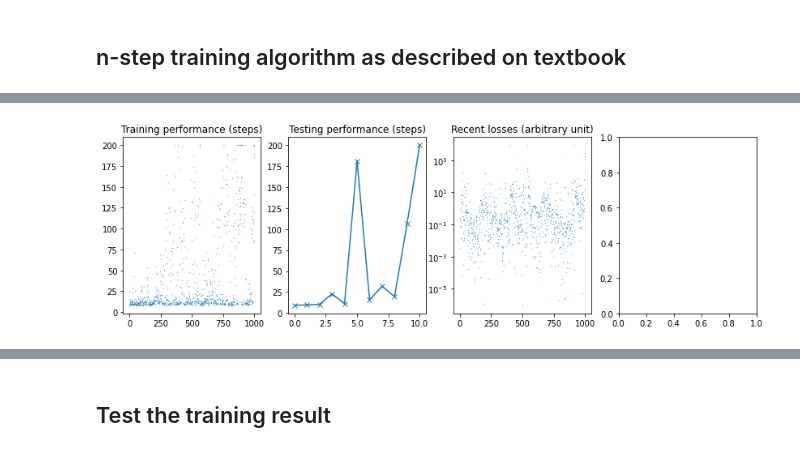
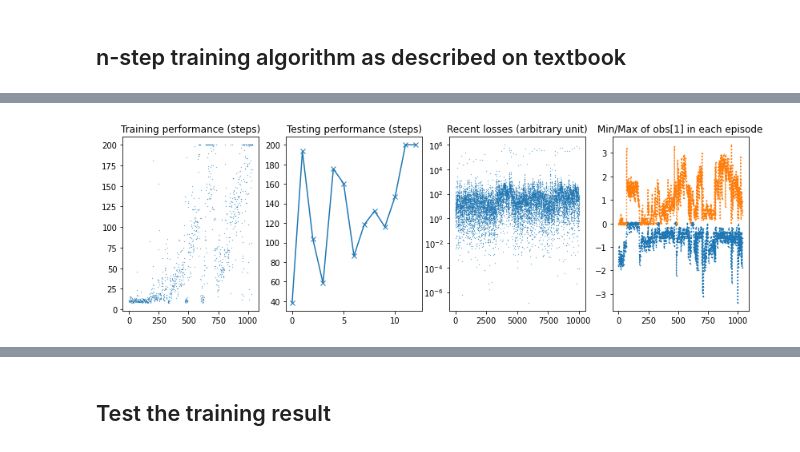
Before and after one commit to constructor-s/aps1080_winter_2021, a Jupyter notebook: E4/E4.ipynb, the cells around one changed output, grey strips where cells are left out. Saved outputs shown, nothing was run; the diff lists cells and outputs as text; code cells hidden in the pictures.

```diff
--- a/E4/E4.ipynb
+++ b/E4/E4.ipynb
@@ -147,8 +145,6 @@ Generating a random episode:
 # %%
 #%% Episodic semi-gradient Sarsa for estimating q
 # Page 244
-env = gym.make("CartPole-v0") # gym.make('MountainCar-v0')
-
 # Set up a differentiable action-value function parameterization
 class Net(nn.Module):
     def __init__(self, hidden_size=(256, 128)):
@@ -162,8 +158,8 @@ class Net(nn.Module):
         if env.spec.id == 'CartPole-v0':
             x = (x - (-2.3, -1.0, -0.20, -1.0)) / 2.0 / (+2.3, +1.0, +0.20, +1.0)
         else:
-            x = (x - env.observation_space.min) / (
-                env.observation_space.max - env.observation_space.min)
+            x = (x - env.observation_space.low) / (
+                env.observation_space.high - env.observation_space.low)
         x = torch.tensor(x, dtype=torch.float).to(self.device)
 
         x = F.relu(self.fc1(x))
@@ -183,12 +179,12 @@ class Net(nn.Module):
 ## n-step training algorithm as described on textbook
 # %%
 # Initialize parameters
-alpha = 1.0e-5
+alpha = 1.0e-4
 eps = 0.2
-gamma = 0.99
+gamma = 0.9999
 # weights w handled by library
-net = Net(hidden_size=(256, 128))
-optimizer = optim.SGD(net.parameters(), lr=alpha) # optim.Adam(net.parameters(), lr=alpha) # optim.SGD(net.parameters(), lr=alpha)
+net = Net(hidden_size=(512, 32))
+optimizer = optim.Adam(net.parameters(), lr=alpha) # optim.SGD(net.parameters(), lr=alpha) # optim.SGD(net.parameters(), lr=alpha) # optim.Adam(net.parameters(), lr=alpha) # optim.SGD(net.parameters(), lr=alpha)
 criterion = nn.MSELoss()
 device = torch.device("cuda" if torch.cuda.is_available() else "cpu")
 net = net.to(device)
@@ -200,7 +196,9 @@ rng = np.random.RandomState(0)
 history_steps = []
 history_steps_testing = []
 history_loss = []
+history_states = []
 tic = datetime.datetime.now()
+last_plot = time.time()
 ##
 
 def policy_fun(obs, *args, **kwargs):
@@ -214,7 +212,7 @@ def policy_fun(obs, *args, **kwargs):
         # Greedy
         with torch.no_grad():
             q_vals = net(obs)
-        assert q_vals.isfinite().all()
+        assert q_vals.isfinite().all(), q_vals
         a = int(q_vals.argmax())
         # if np.abs(q_vals[0] - q_vals[1]) < 1e-9:
         #     assert False, str(q_vals)
@@ -228,6 +226,8 @@ for episode_i in range(10000):
     # import time
     # tic = time.perf_counter()
     for t, (s, a, r, s_, a_, done) in enumerate(run_env(policy_fun, env=env)):
+        if env.spec.id == 'MountainCar-v0':
+            r = r + (s_[1]*100) ** 2
         episode.append((s, a, r, s_, a_, done))
 
         tau = t - n + 1
@@ -243,17 +243,20 @@ for episode_i in range(10000):
 
             optimizer.zero_grad()   # zero the gradient buffers
             q_pred = net(s)[a]
-            assert q_pred.isfinite()
+            assert q_pred.isfinite(), q_pred
             loss = criterion(q_pred, G)
-            assert loss.isfinite()
+            assert loss.isfinite(), loss
             loss.backward()
             optimizer.step()    # Does the update
 
             # Monitor training history
             history_loss.append(loss)
     history_steps.append(t+1)
+    episode_states = np.array([i[S] for i in episode])
+    history_states.append((episode_states[:,1].min(), episode_states[:,1].max()))
 
-    if episode_i % 100 == 0:
+    if time.time() - last_plot > 10:
+        last_plot = time.time()
         clear_output(wait=True)
 
         # Get testing performance of greedy policy
@@ -261,7 +264,7 @@ for episode_i in range(10000):
         def policy(o, *_, **__):
             with torch.no_grad():
                 return int(net(o).argmax())
-        for i in range(20):
+        for i in range(3):
             episode = list(run_env(policy, env=env))
             test_performance.append(len(episode))
         print(test_performance)
@@ -275,14 +278,25 @@ for episode_i in range(10000):
         ax[0].set_title("Training performance (steps)")
         ax[1].plot(history_steps_testing, '-x')
         ax[1].set_title("Testing performance (steps)")
-        ax[2].semilogy(history_loss[-1000:], '.', markersize=0.5)
+        ax[2].semilogy(history_loss[-10000:], '.', markersize=0.5)
         ax[2].set_title("Recent losses (arbitrary unit)")
+        ax[3].plot(history_states, ':x', markersize=1.0)
+        ax[3].set_title("Min/Max of obs[1] in each episode")
         fig.show()
         plt.show()
 
-        if (test_performance >= 200).all():
-            print("Good test performance - stop training")
-            print("Training finished in", datetime.datetime.now() - tic)
-            break
+        # Early stopping
+        if (((test_performance >= 200).all() and env.spec.id == 'CartPole-v0') or
+           ((test_performance < 200).all() and env.spec.id == 'MountainCar-v0')):
+            test_performance = []
+            for i in range(20):
+                episode = list(run_env(policy, env=env))
+                test_performance.append(len(episode))
+            test_performance = np.array(test_performance)
+            if (((test_performance >= 200).all() and env.spec.id == 'CartPole-v0') or
+                ((test_performance < 200).all() and env.spec.id == 'MountainCar-v0')):
+                print("Good test performance - stop training")
+                print("Training finished in", datetime.datetime.now() - tic)
+                break
     ##
 # %% [output]
@@ -291,2 +305,2 @@ for episode_i in range(10000):
-[figure, old version]
+[figure, new version]
 Good test performance - stop training
```
Also changed, not shown: parts of 4 cells of this notebook.
